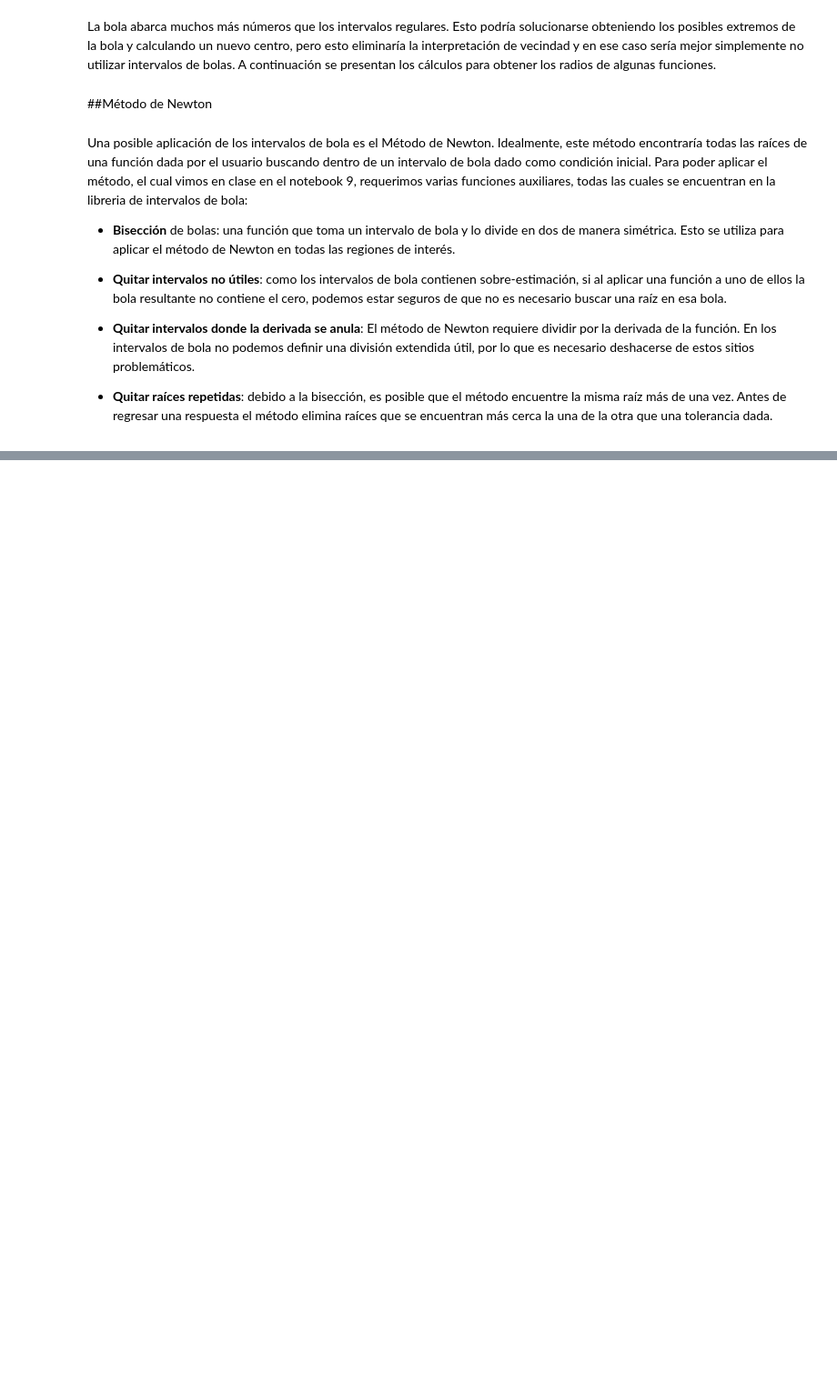
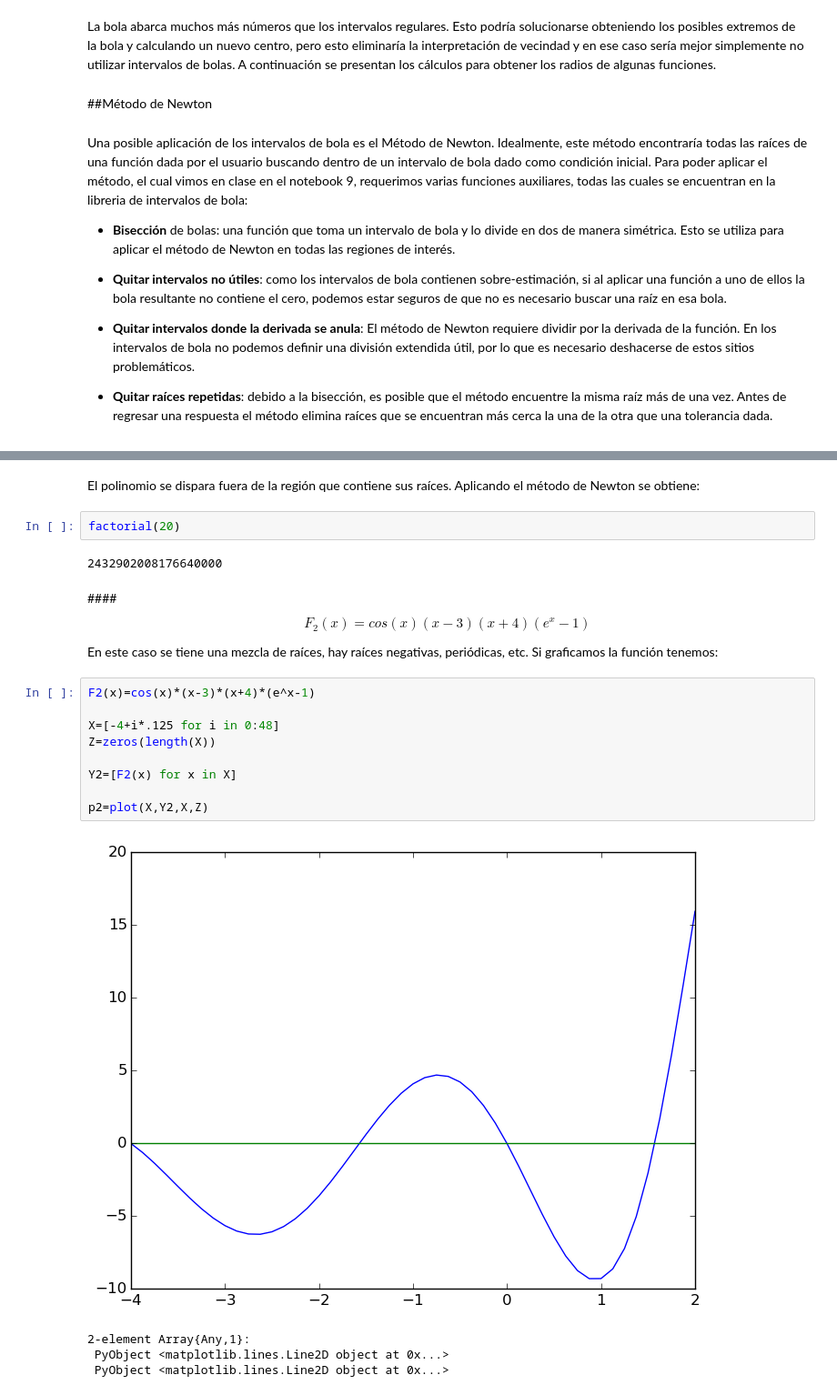
Before and after one commit to TigrisAltaica/ProyectoFinal, a Jupyter notebook: Presentacion.ipynb, the cells around one changed output, grey strips where cells are left out. Shown: that part at 91% size. Saved outputs shown, nothing was run; the diff lists cells and outputs as text; blank space fills up the shorter version.

```diff
--- a/Presentacion.ipynb
+++ b/Presentacion.ipynb
@@ -208,0 +215,24 @@ img = imread("26754_1_other_wallpapers_samurai_japan.jpg")
+# %% [markdown]
+El polinomio se dispara fuera de la región que contiene sus raíces. Aplicando el método de Newton se obtiene:
+# %%
+factorial(20)
+# %% [output]
+2432902008176640000
+# %% [markdown]
+####$$F_2(x)=cos(x)(x-3)(x+4)(e^x-1)$$
+
+En este caso se tiene una mezcla de raíces, hay raíces negativas, periódicas, etc. Si graficamos la función tenemos:
+# %%
+F2(x)=cos(x)*(x-3)*(x+4)*(e^x-1)
+
+X=[-4+i*.125 for i in 0:48]
+Z=zeros(length(X))
+
+Y2=[F2(x) for x in X]
+
+p2=plot(X,Y2,X,Z)
+# %% [output]
+[figure, added]
+2-element Array{Any,1}:
+ PyObject <matplotlib.lines.Line2D object at 0x...>
+ PyObject <matplotlib.lines.Line2D object at 0x...>
```
Also changed, not shown: parts of 31 cells of this notebook, 3 other files.
